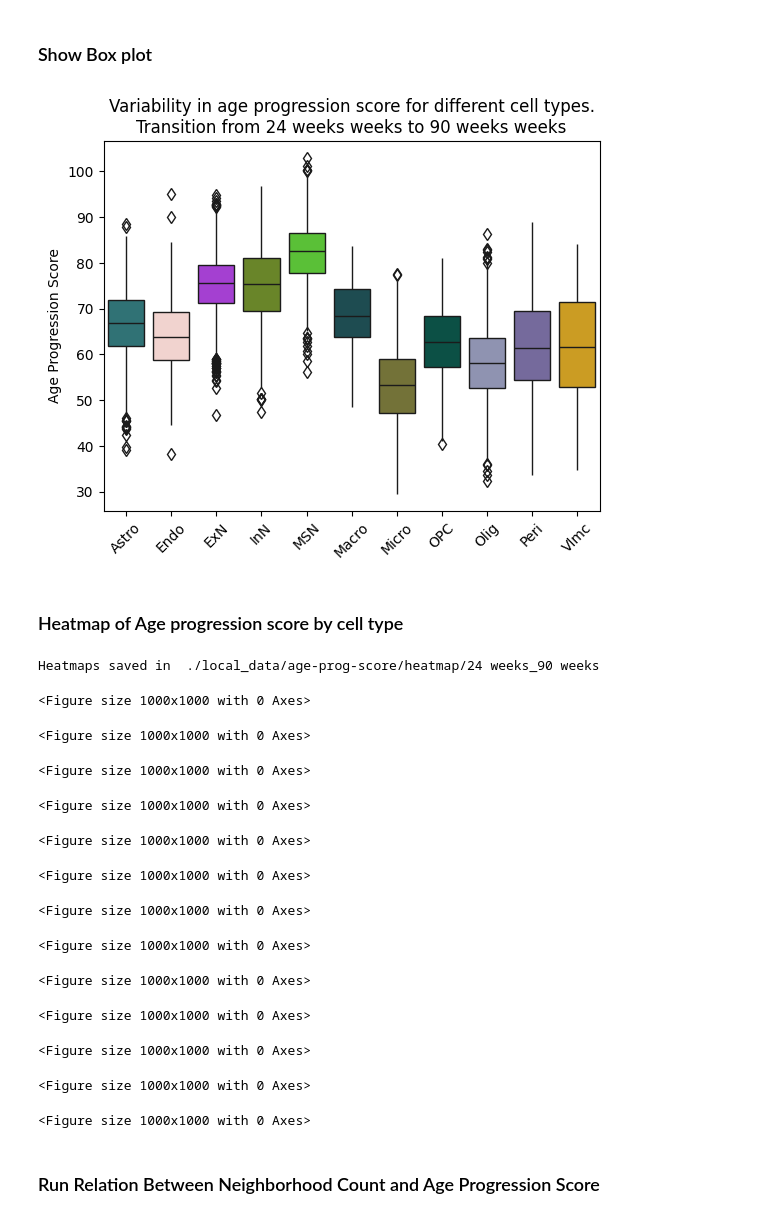
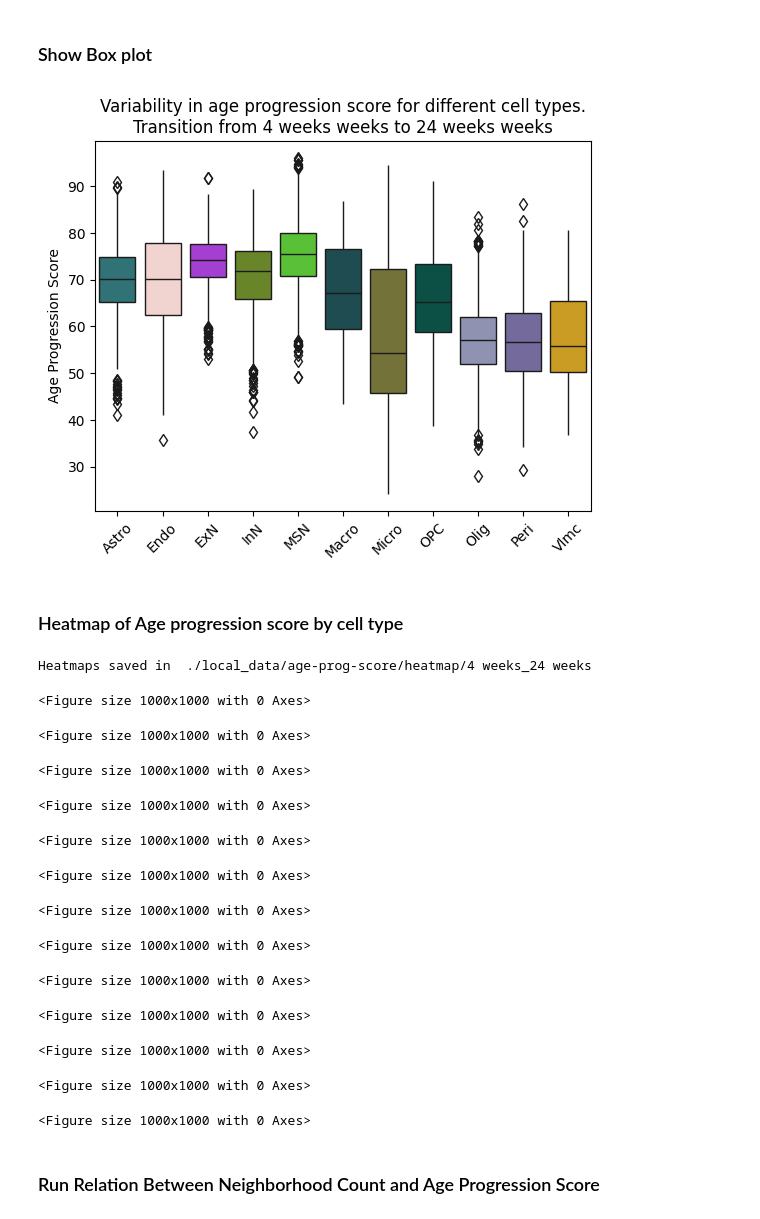
Before and after one commit to anupbhowmik/promt, a Jupyter notebook: downstream_analysis.ipynb, the cells around one changed output. Drawn from its saved outputs; the diff is of its cells as text; code cells hidden in the pictures.

```diff
--- a/downstream_analysis.ipynb
+++ b/downstream_analysis.ipynb
@@ -396,8 +402,8 @@ data_dir = './data/Mouse_brain_MERFISH/'
 filePath = './local_data/promt'
 save_dir = "./local_data"
 
-data1="adata24wk_donor_id_10_slice_1"
-data2="adata90wk_donor_id_5_slice_1"
+data1="adata4wk_donor_id_4_slice_1"
+data2="adata24wk_donor_id_10_slice_1"
 
 sliceA_raw, sliceB_raw = load_data(data_dir, data1, data2)
 
@@ -409,11 +415,11 @@ sliceA, sliceB = compute_age_progression_score(sliceA_raw, sliceB_raw, data1, da
 ### Show Box plot
 # %%
 
-age_start='24 weeks'
-age_end='90 weeks'
+age_start='4 weeks'
+age_end='24 weeks'
 plot_age_progression_score_boxplot(sliceA, age_start, age_end)
 # %% [output]
-[figure, old version]
+[figure, new version]
 # %% [markdown]
 ### Heatmap of Age progression score by cell type
 # %%
@@ -443,7 +449,7 @@ def save_heatmaps(sliceA, save_dir, age_start, age_end):
 
 save_heatmaps(sliceA, save_dir, age_start, age_end)
 # %% [output]
-Heatmaps saved in  ./local_data/age-prog-score/heatmap/24 weeks_90 weeks
+Heatmaps saved in  ./local_data/age-prog-score/heatmap/4 weeks_24 weeks
 <Figure size 1000x1000 with 0 Axes>
 <Figure size 1000x1000 with 0 Axes>
 <Figure size 1000x1000 with 0 Axes>
```
Also changed, not shown: parts of 6 cells of this notebook.
